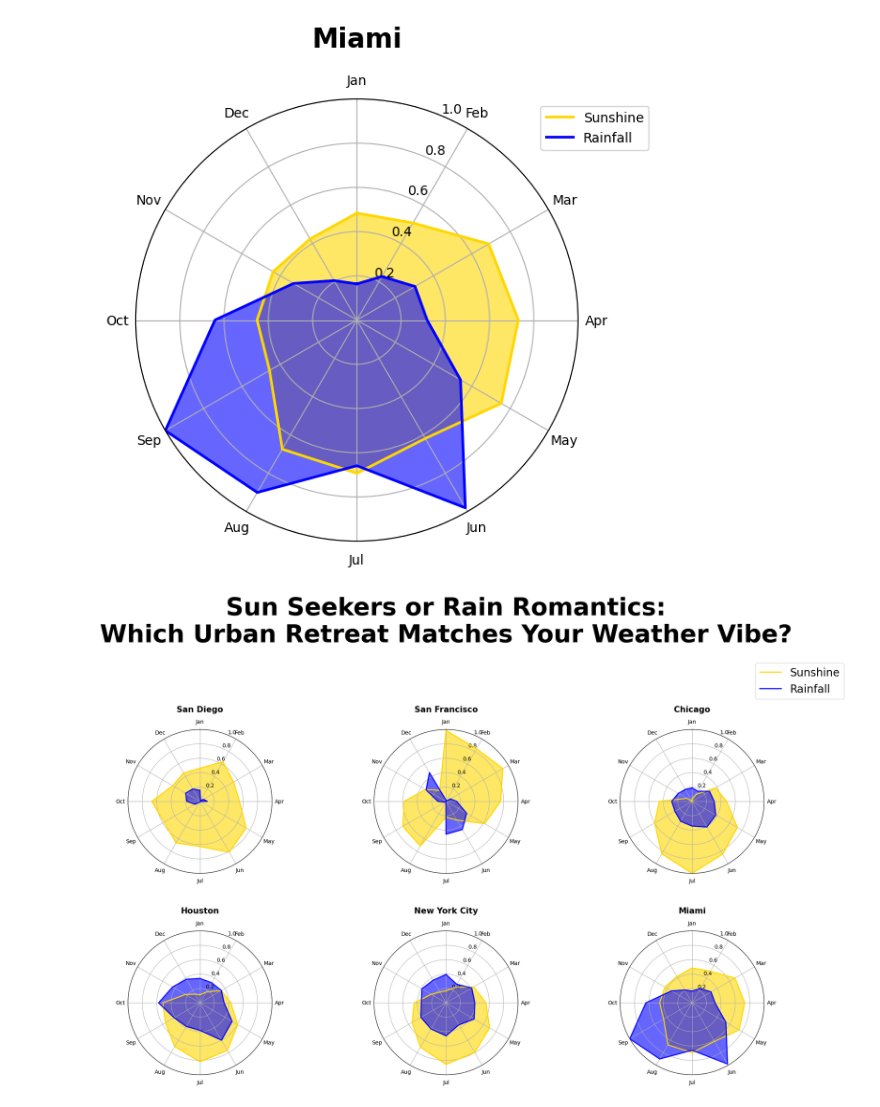
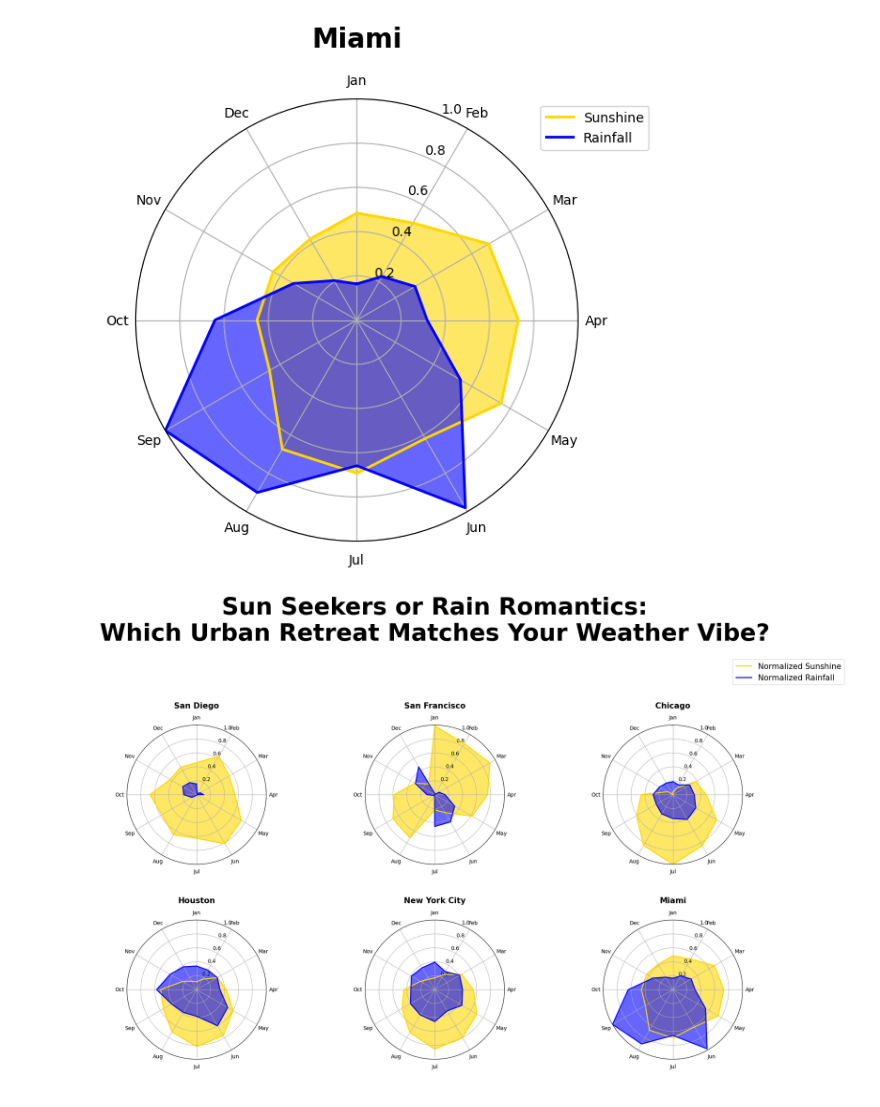
Before and after one commit to nadang18/Weather-Pattern-Project, a Jupyter notebook: weather-vis.ipynb, the cells around one changed output. Saved outputs shown, nothing was run; the diff lists cells and outputs as text; code cells hidden in the pictures.

Commit message:
update legend
normalized rename on legend

```diff
--- a/weather-vis.ipynb
+++ b/weather-vis.ipynb
@@ -126,34 +126,34 @@ fig.suptitle('Sun Seekers or Rain Romantics:\nWhich Urban Retreat Matches Your W
 
 for ax, city in zip(axs.flatten(), cities):
     categories = ['Jan', 'Feb', 'Mar', 'Apr', 'May', 'Jun', 'Jul', 'Aug', 'Sep', 'Oct', 'Nov', 'Dec']
     N = len(categories)
 
     sun_data = df[df['city'] == city]['sunshine'].values.flatten().tolist()
     rain_data = df[df['city'] == city]['rain'].values.flatten().tolist()
 
     angles = [n / float(N) * 2 * pi for n in range(N)]
     angles += angles[:1]
 
     sun_data += sun_data[:1]
     rain_data += rain_data[:1]
 
     ax.set_theta_offset(pi / 2)
     ax.set_theta_direction(-1)
     ax.set_ylim(0, 1)
     ax.set_xticks(angles[:-1])
     ax.set_xticklabels(categories)
 
-    ax.plot(angles, sun_data, linewidth=2, linestyle='solid', label='Sunshine', color='gold')
+    ax.plot(angles, sun_data, linewidth=2, linestyle='solid', label='Normalized Sunshine', color='gold')
     ax.fill(angles, sun_data, 'gold', alpha=0.6)
 
-    ax.plot(angles, rain_data, linewidth=2, linestyle='solid', label='Rainfall', color='blue')
+    ax.plot(angles, rain_data, linewidth=2, linestyle='solid', label='Normalized Rainfall', color='blue')
     ax.fill(angles, rain_data, 'blue', alpha=0.6)
 
     ax.set_title(city, fontsize=15, fontweight='bold', y=1.1)
 
 plt.tight_layout(rect=[0, 0, 1, 0.95])
-plt.legend(loc='upper left', bbox_to_anchor=(0.9, 2.9), fontsize='large', markerscale=2, prop={'size': 20})
+plt.legend(loc='upper left', bbox_to_anchor=(0.9, 2.9), fontsize='large', markerscale=1.5, prop={'size': 15})
 plt.subplots_adjust(wspace=0.4, hspace=0.4)
 plt.show()
 # %% [output]
-[figure, old version]
+[figure, new version]
```
